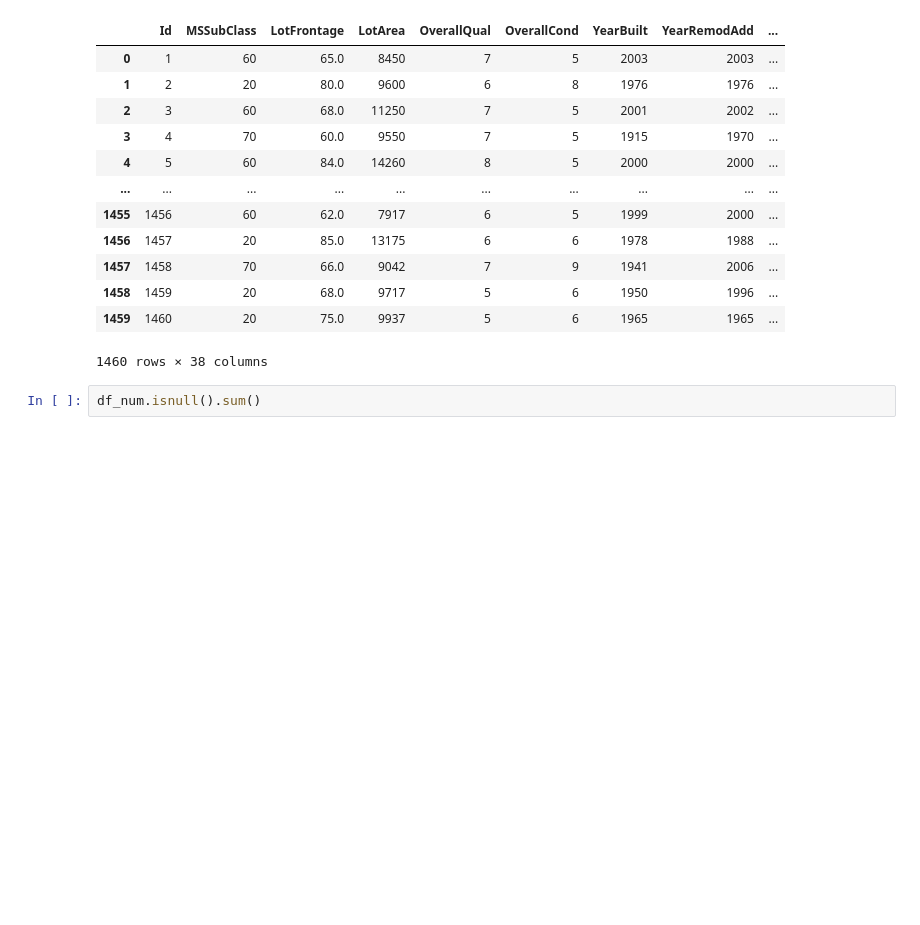
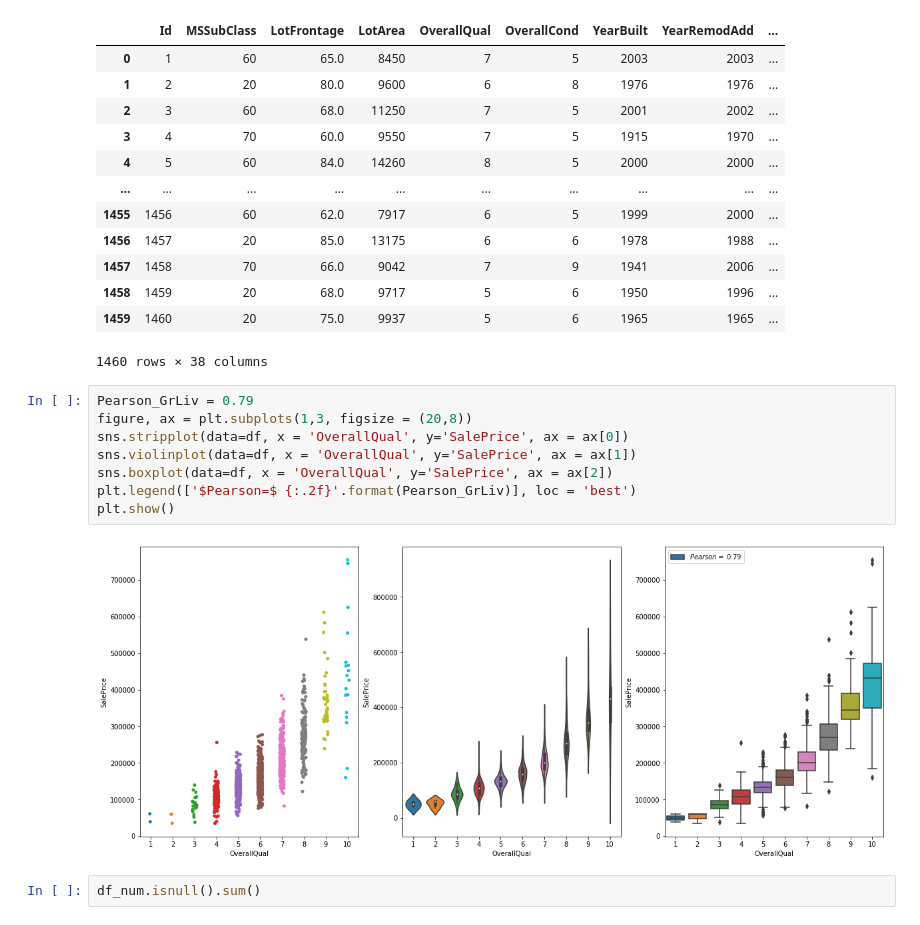
Before and after one commit to marcodeamicis/house_prices_regression, a Jupyter notebook: notebooks/1_initial_data_exploration_amicis.ipynb, the cells around one changed output. Cells and saved outputs as stored; diff of their text form; blank space fills up the shorter version.

```diff
--- a/notebooks/1_initial_data_exploration_amicis.ipynb
+++ b/notebooks/1_initial_data_exploration_amicis.ipynb
@@ -369,6 +391,16 @@ df_num
 | 1458 | 1459 | 20 | 68.0 | 9717 | 5 | 6 | 1950 | 1996 | ... |
 | 1459 | 1460 | 20 | 75.0 | 9937 | 5 | 6 | 1965 | 1965 | ... |
 1460 rows × 38 columns
+# %%
+Pearson_GrLiv = 0.79
+figure, ax = plt.subplots(1,3, figsize = (20,8))
+sns.stripplot(data=df, x = 'OverallQual', y='SalePrice', ax = ax[0])
+sns.violinplot(data=df, x = 'OverallQual', y='SalePrice', ax = ax[1])
+sns.boxplot(data=df, x = 'OverallQual', y='SalePrice', ax = ax[2])
+plt.legend(['$Pearson=$ {:.2f}'.format(Pearson_GrLiv)], loc = 'best')
+plt.show()
+# %% [output]
+[figure, added]
 # %%
 df_num.isnull().sum()
 # %% [output]
```
Also changed, not shown: parts of 9 cells of this notebook, 4 other files.
